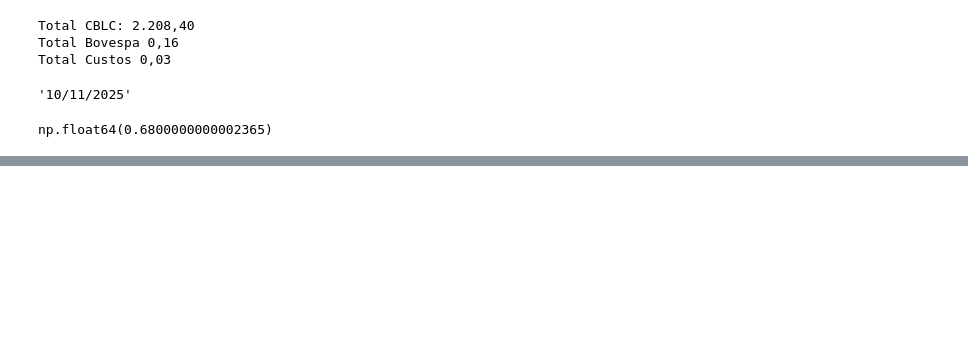
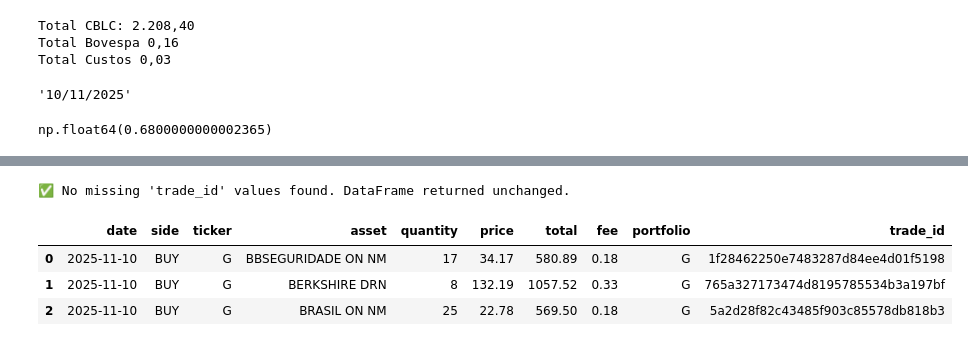
Before and after one commit to sergiobk201/portfolio_dashboard, a Jupyter notebook: gmail_rico_automation.ipynb, the cells around one changed output, grey strips where cells are left out. Drawn from its saved outputs; the diff is of its cells as text; code cells hidden in the pictures; blank space fills up the shorter version.

```diff
--- a/gmail_rico_automation.ipynb
+++ b/gmail_rico_automation.ipynb
@@ -400,0 +566,9 @@ df
+# %%
+df = add_validated_trade_id_for_missing_robust(df)
+df
+# %% [output]
+✅ No missing 'trade_id' values found. DataFrame returned unchanged.
+|  | date | side | ticker | asset | quantity | price | total | fee | portfolio | trade_id |
+| 0 | 2025-11-10 | BUY | G | BBSEGURIDADE ON NM | 17 | 34.17 | 580.89 | 0.18 | G | 1f28462250e7483287d84ee4d01f5198 |
+| 1 | 2025-11-10 | BUY | G | BERKSHIRE DRN | 8 | 132.19 | 1057.52 | 0.33 | G | 765a327173474d8195785534b3a197bf |
+| 2 | 2025-11-10 | BUY | G | BRASIL ON NM | 25 | 22.78 | 569.50 | 0.18 | G | 5a2d28f82c43485f903c85578db818b3 |
```
Also changed, not shown: parts of 11 cells of this notebook, 1 other file.
